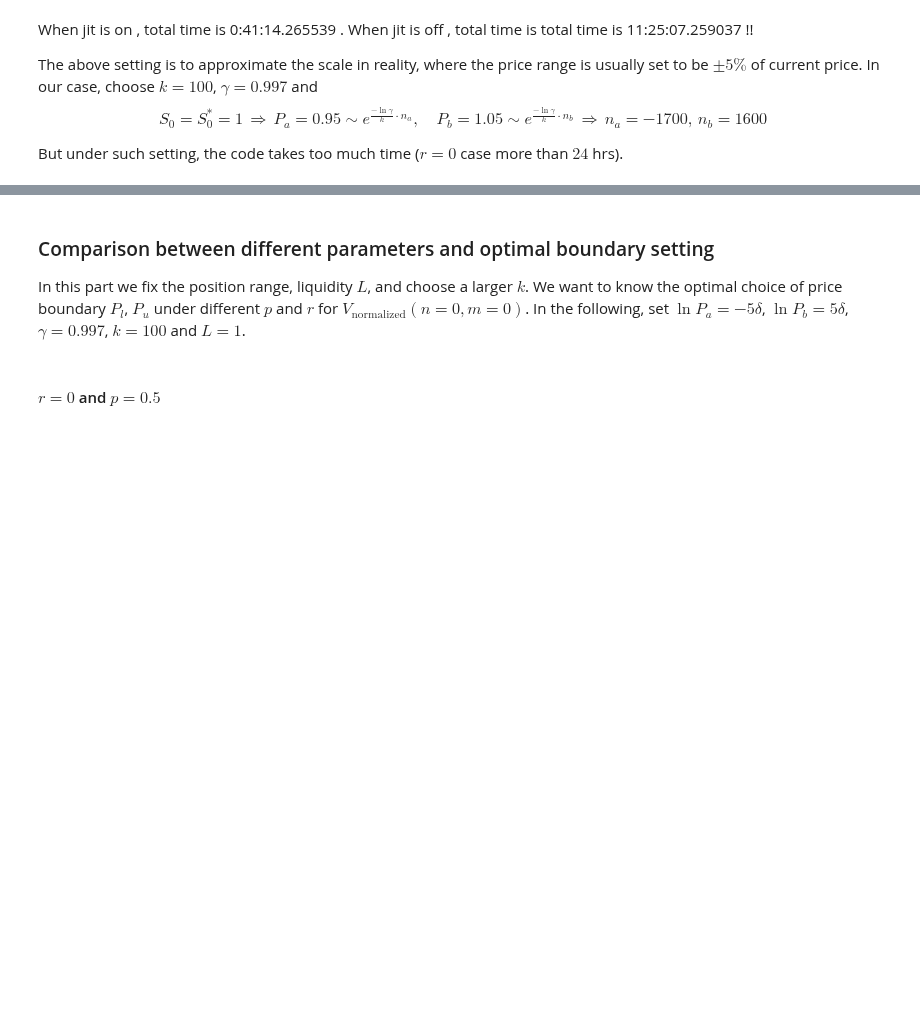
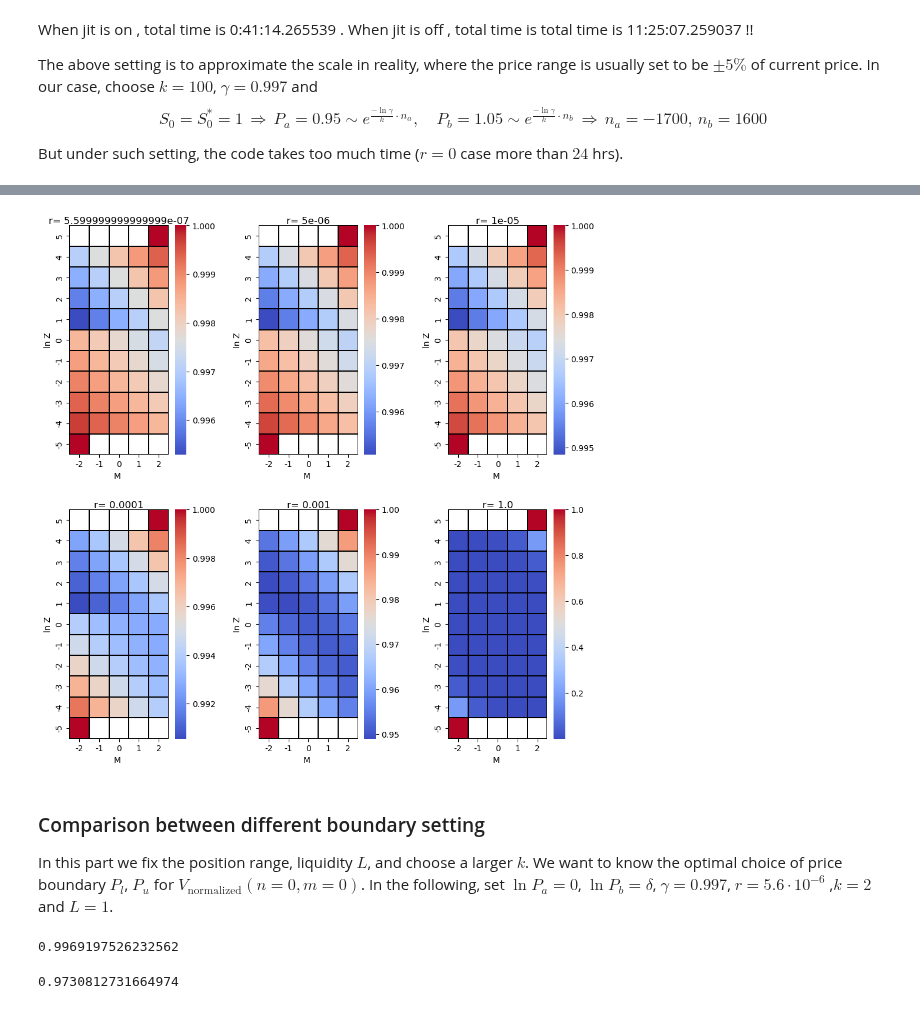
Before and after one commit to std92050/AMM, a Jupyter notebook: bellmanfix.ipynb, the cells around one changed output, grey strips where cells are left out. Saved outputs shown, nothing was run; the diff lists cells and outputs as text; code cells hidden in the pictures; blank space fills up the shorter version.

```diff
--- a/bellmanfix.ipynb
+++ b/bellmanfix.ipynb
@@ -806,7 +897,11 @@ config.DISABLE_JIT = False
+# %%
+plot_rate_hm(k=2, ln_Pa=0, ln_Pb=1, ln_Pl=-5, ln_Pu=5, L=1, gamma=0.997, p=0.5)
+# %% [output]
+[figure, added]
 # %% [markdown]
-### Comparison between different parameters and optimal boundary setting
+### Comparison between different  boundary setting
 In this part we fix the position range, liquidity $L$,
 and choose a larger $k$.
-We want to know the optimal choice of price boundary $P_l$, $P_u$ under different $p$ and $r$
+We want to know the optimal choice of price boundary $P_l$, $P_u$
 for $V_{\text{normalized}}(n=0 ,m=0)$. In the following, set
-$\ln P_a = -5\delta $, $\ln P_b = 5\delta $, $\gamma = 0.997$, $k = 100$ and $L=1$.
+$\ln P_a = 0 $, $\ln P_b = \delta $, $\gamma = 0.997$, $r=5.6 \cdot 10^{-6}$ ,$k = 2$ and $L=1$.
@@ -821,2 +907,0 @@ L = 1
-# %% [markdown]
-#### $r=0$  and  $p=0.5$
@@ -830,0 +924,10 @@ V_bd(-1, 1)
+# %%
+V_array = V_enum(k, ln_Pa, ln_Pb, -15, 80, L, gamma, r, p)
+V_normalized(0, 0, k, ln_Pa, ln_Pb, -15, 80, L, gamma, r, p,V_array)
+# %% [output]
+0.9969197526232562
+# %%
+V_array = V_enum(k, ln_Pa, ln_Pb, -14, 80, L, gamma, r, p)
+V_normalized(0, 0, k, ln_Pa, ln_Pb, -14, 80, L, gamma, r, p,V_array)
+# %% [output]
+0.9730812731664974
```
Also changed, not shown: parts of 31 cells of this notebook.
